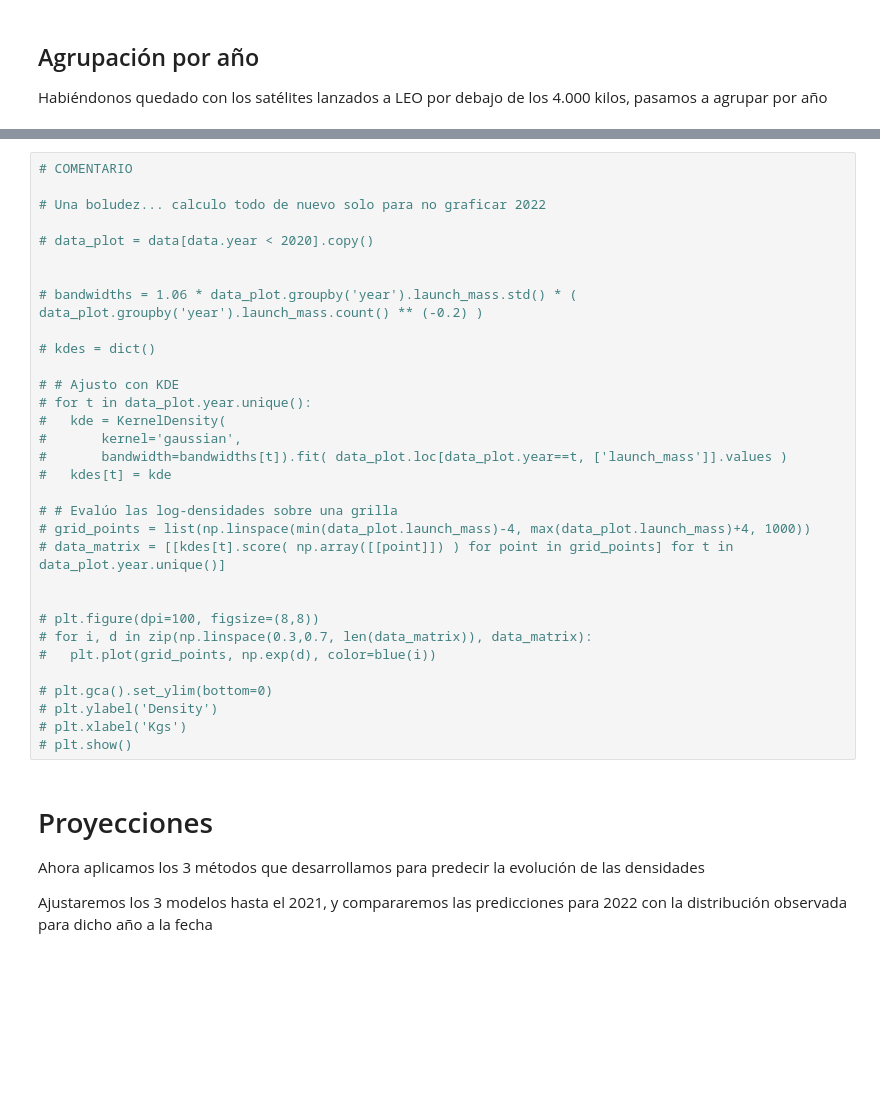
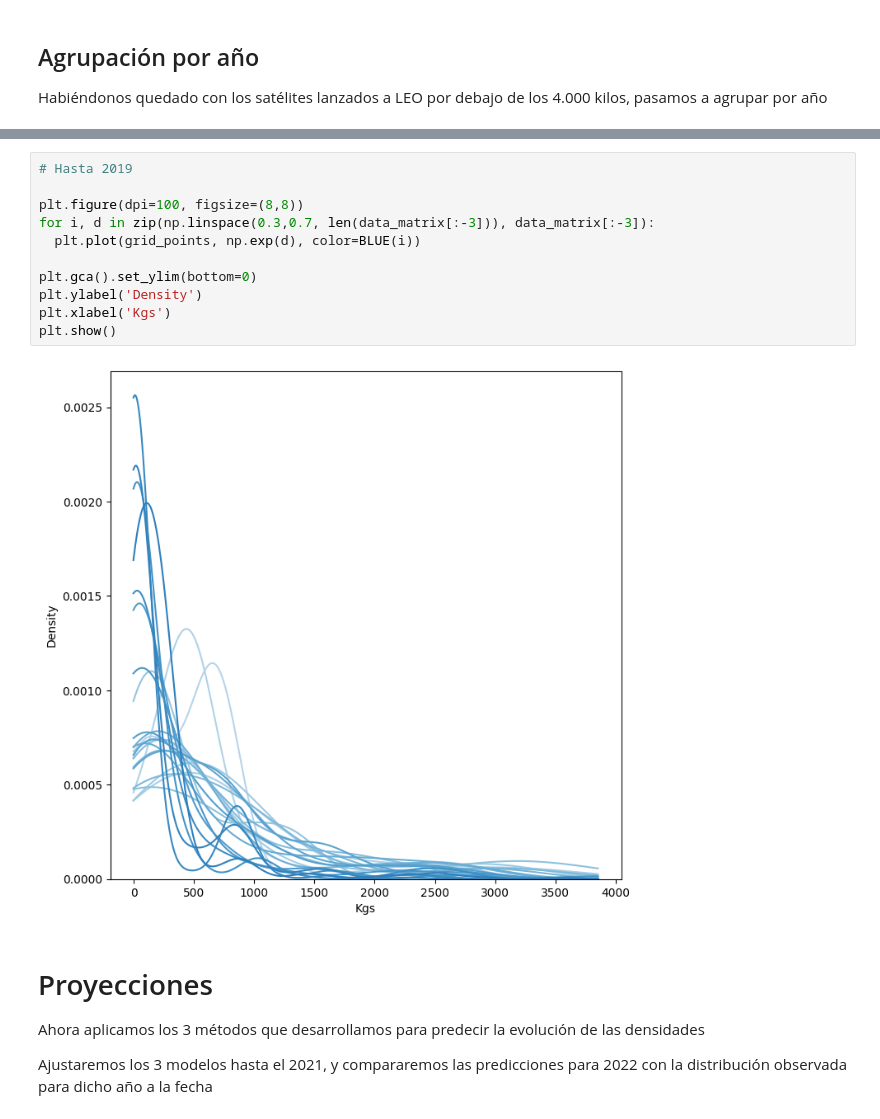
Before and after one commit to lipinoelbreve/densities-time-series, a Jupyter notebook: aplicacion_satelites.ipynb, the cells around one changed output, grey strips where cells are left out. Saved outputs shown, nothing was run; the diff lists cells and outputs as text; blank space fills up the shorter version.

Commit message:
Corrijo parametrico, mixturas. Avanzo sobre aplicacion satelites

```diff
--- a/aplicacion_satelites.ipynb
+++ b/aplicacion_satelites.ipynb
@@ -153,35 +195,16 @@ plt.show()
 # %%
-# COMENTARIO
+# Hasta 2019
 
-# Una boludez... calculo todo de nuevo solo para no graficar 2022
+plt.figure(dpi=100, figsize=(8,8))
+for i, d in zip(np.linspace(0.3,0.7, len(data_matrix[:-3])), data_matrix[:-3]):
+  plt.plot(grid_points, np.exp(d), color=BLUE(i))
 
-# data_plot = data[data.year < 2020].copy()
-
-
-# bandwidths = 1.06 * data_plot.groupby('year').launch_mass.std() * ( data_plot.groupby('year').launch_mass.count() ** (-0.2) )
-
-# kdes = dict()
-
-# # Ajusto con KDE
-# for t in data_plot.year.unique():
-#   kde = KernelDensity(
-#       kernel='gaussian',
-#       bandwidth=bandwidths[t]).fit( data_plot.loc[data_plot.year==t, ['launch_mass']].values )
-#   kdes[t] = kde
-
-# # Evalúo las log-densidades sobre una grilla
-# grid_points = list(np.linspace(min(data_plot.launch_mass)-4, max(data_plot.launch_mass)+4, 1000))
-# data_matrix = [[kdes[t].score( np.array([[point]]) ) for point in grid_points] for t in data_plot.year.unique()]
-
-
-# plt.figure(dpi=100, figsize=(8,8))
-# for i, d in zip(np.linspace(0.3,0.7, len(data_matrix)), data_matrix):
-#   plt.plot(grid_points, np.exp(d), color=blue(i))
-
-# plt.gca().set_ylim(bottom=0)
-# plt.ylabel('Density')
-# plt.xlabel('Kgs')
-# plt.show()
+plt.gca().set_ylim(bottom=0)
+plt.ylabel('Density')
+plt.xlabel('Kgs')
+plt.show()
+# %% [output]
+[figure, added]
 # %% [markdown]
 # Proyecciones
 
```
Also changed, not shown: parts of 14 cells of this notebook, 2 other files.
